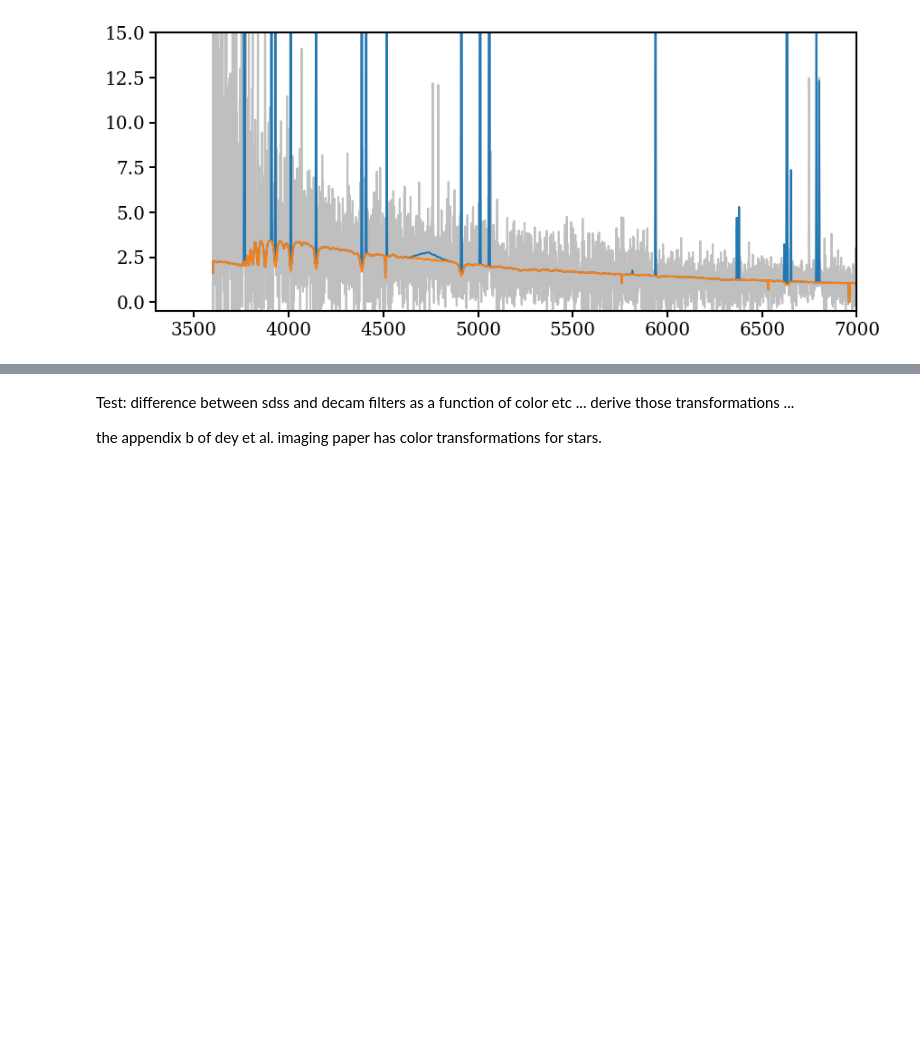
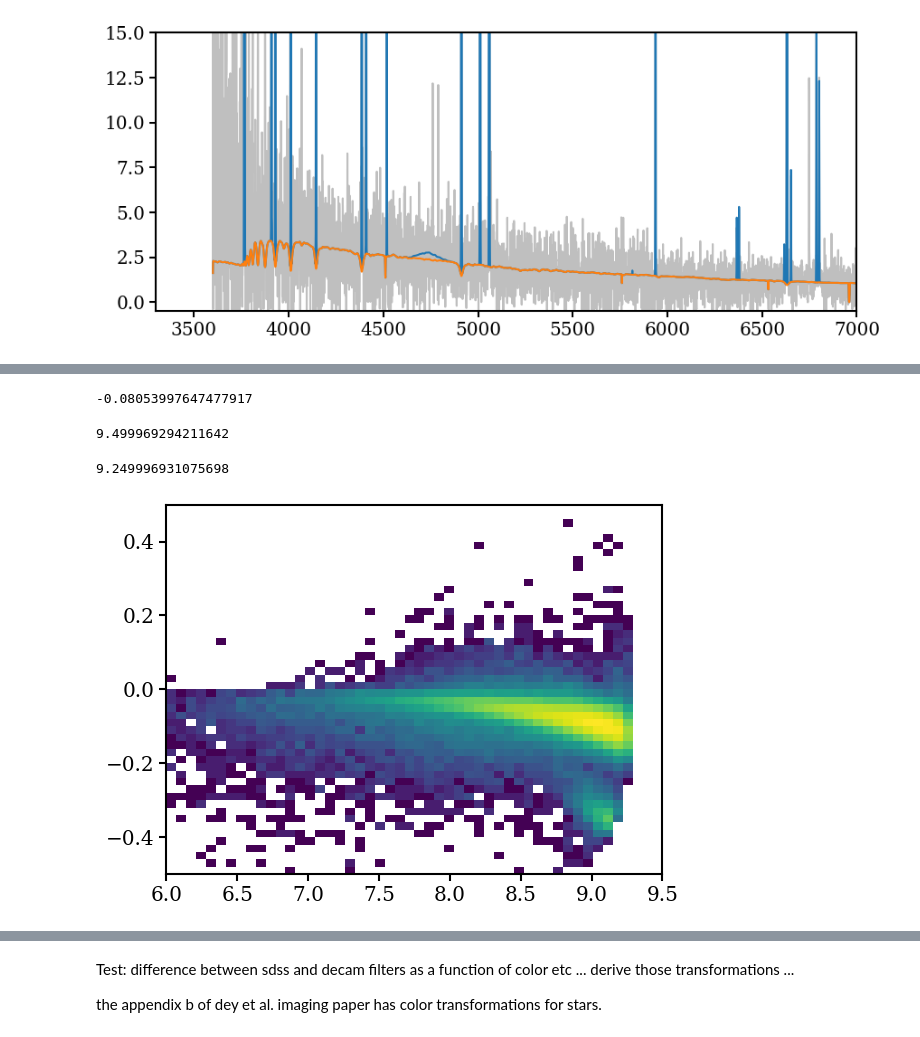
Before and after one commit to virajvman/desi_dwarfs, a Jupyter notebook: notebooks/catalog_paper/stellar_mass_investigate.ipynb, the cells around one changed output, grey strips where cells are left out. Drawn from its saved outputs; the diff is of its cells as text; code cells hidden in the pictures; blank space fills up the shorter version.

```diff
--- a/notebooks/catalog_paper/stellar_mass_investigate.ipynb
+++ b/notebooks/catalog_paper/stellar_mass_investigate.ipynb
@@ -365,0 +378,26 @@ speclite.filters.plot_filters(desi_imaging)
+# %%
+# lowz_diffs = Table.read("/pscratch/sd/v/virajvm/catalog_dr1_dwarfs/model_photometry_diffs_LOWZ.fits")
+# lowz_cat = Table.read("/pscratch/sd/v/virajvm/catalog_dr1_dwarfs/iron_lowz_filter_zsucc_zrr03_INT_V2_NEBCORR.fits")
+lowz_cat = Table.read("/pscratch/sd/v/virajvm/catalog_dr1_dwarfs/iron_bgs_bright_filter_zsucc_zrr02_allfracflux_INT_V2_NEBCORR.fits")
+# %%
+snr_mask = (lowz_cat["HALPHA_EW"] * np.sqrt(lowz_cat["HALPHA_EW_IVAR"])) > 5
+lowz_cat = lowz_cat[snr_mask]
+# %%
+np.median(lowz_cat["LOGM_M24_FIDU_CORR"] - lowz_cat["LOGM_M24_FIDU"])
+# %% [output]
+-0.08053997647477917
+# %%
+lowz_cat["LOGM_M24_FIDU"].max()
+# %% [output]
+9.499969294211642
+# %%
+lowz_cat["LOGM_M24_FIDU_CORR"].max()
+# %% [output]
+9.249996931075698
+# %%
+plt.hist2d(lowz_cat["LOGM_M24_FIDU_CORR"], lowz_cat["LOGM_M24_FIDU_CORR"] - lowz_cat["LOGM_M24_FIDU"],range=((6,9.5),(-.5,0.5)),
+          bins=50,norm=LogNorm() )
+plt.xlim([6,9.5])
+plt.show()
+# %% [output]
+[figure, added]
```
Also changed, not shown: parts of 14 cells of this notebook, 2 other files.
